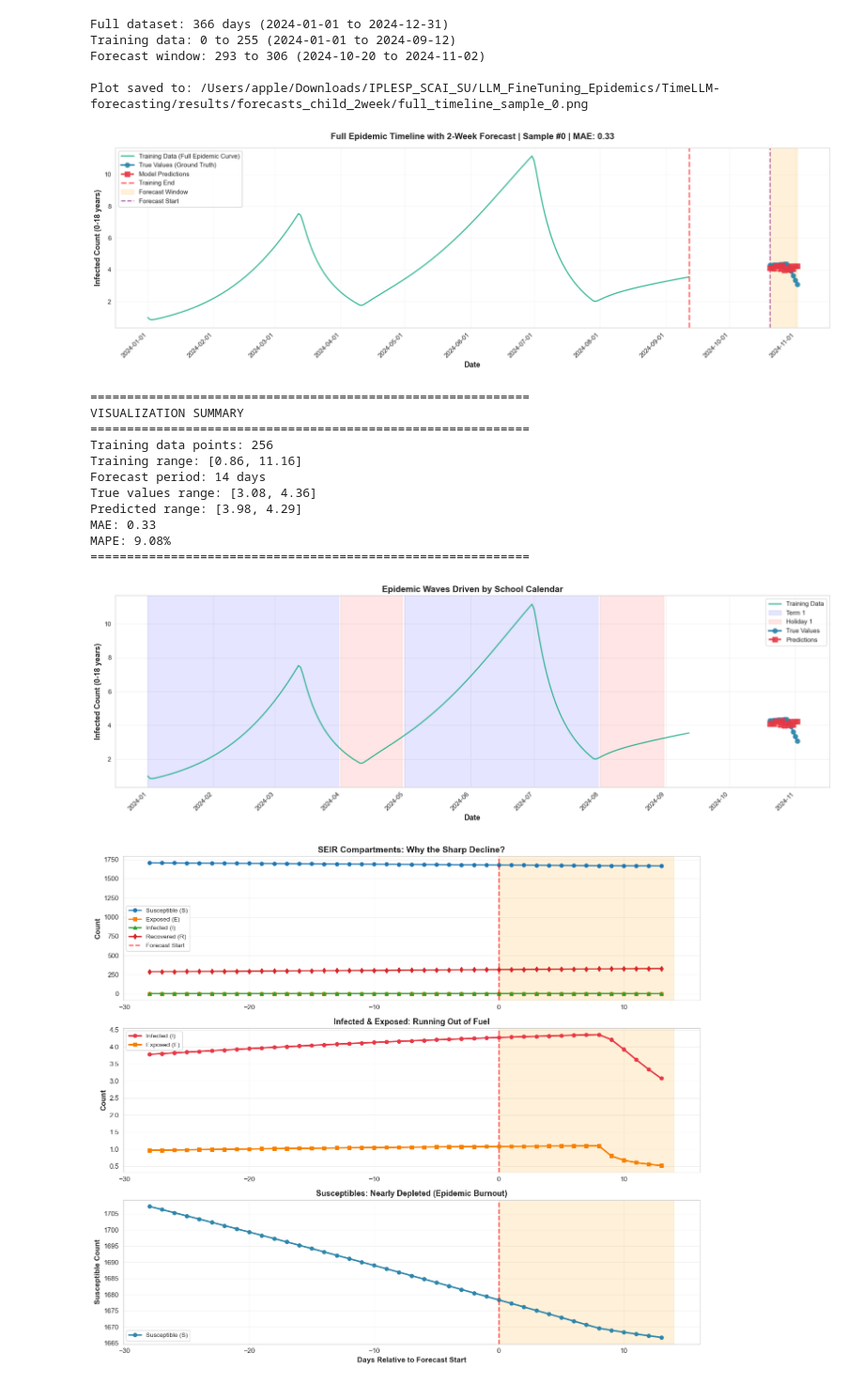
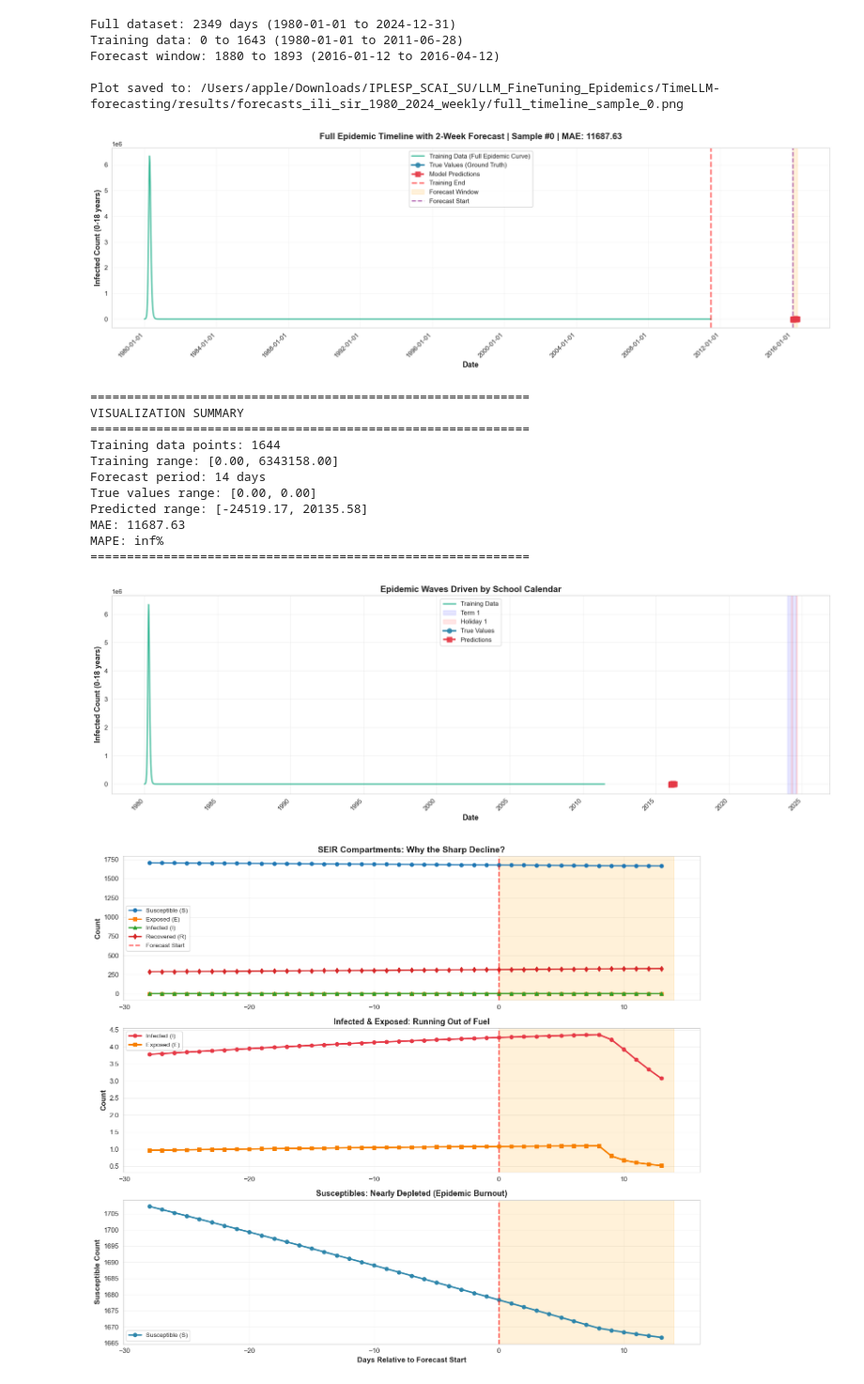
Before and after one commit to suprabhathk/Time-LLM_EV_PL, a Jupyter notebook: visualisation/visualisation.ipynb, the cells around one changed output. Shown at 94% size. Drawn from its saved outputs; the diff is of its cells as text; code cells hidden in the pictures.

```diff
--- a/visualisation/visualisation.ipynb
+++ b/visualisation/visualisation.ipynb
@@ -138,13 +154,13 @@ plt.rcParams['font.size'] = 11
 
 # Set paths
 base_path = '/Users/apple/Downloads/IPLESP_SCAI_SU/LLM_FineTuning_Epidemics/TimeLLM-forecasting/'
-results_path = os.path.join(base_path, 'results', 'forecasts_child_2week')
+results_path = os.path.join(base_path, 'results', 'forecasts_ili_sir_1980_2024_weekly')
 data_path = os.path.join(base_path, 'dataset', 'synthetic', 'h1n1')
 
 # Load data
 preds = np.load(os.path.join(results_path, 'predictions.npy'))
 trues = np.load(os.path.join(results_path, 'true_values.npy'))
-df = pd.read_csv(os.path.join(data_path, 'h1n1_2group_extended.csv'))
+df = pd.read_csv(os.path.join(data_path, 'ili_seasonal_sir_1980_2024_weekly.csv'))
 df['date'] = pd.to_datetime(df['date'])
 
 # Parameters
@@ -169,10 +185,10 @@ print(f"Training data: 0 to {num_train-1} ({df.iloc[0]['date'].date()} to {df.il
 print(f"Forecast window: {forecast_start_idx} to {forecast_end_idx-1} ({df.iloc[forecast_start_idx]['date'].date()} to {df.iloc[forecast_end_idx-1]['date'].date()})")
 
 # Extract data
-training_data = df.iloc[:num_train]['I_0-18'].values
+training_data = df.iloc[:num_train]['I'].values
 training_dates = df.iloc[:num_train]['date'].values
 
-forecast_true = df.iloc[forecast_start_idx:forecast_end_idx]['I_0-18'].values
+forecast_true = df.iloc[forecast_start_idx:forecast_end_idx]['I'].values
 forecast_pred = preds[sample_idx, :, 0]
 forecast_dates = df.iloc[forecast_start_idx:forecast_end_idx]['date'].values
 
@@ -220,48 +236,48 @@ plt.xticks(rotation=45, ha='right')
 # Legend
 ax.legend(loc='best', fontsize=11, framealpha=0.95)
 
 # Grid
 ax.grid(True, alpha=0.3, linestyle='-', linewidth=0.5)
 
 # Tight layout
 plt.tight_layout()
 
 # Save
 output_file = os.path.join(results_path, f'full_timeline_sample_{sample_idx}.png')
 plt.savefig(output_file, dpi=300, bbox_inches='tight')
 print(f"\nPlot saved to: {output_file}")
 
 plt.show()
 
 # Print statistics
 print(f"\n{'='*60}")
 print(f"VISUALIZATION SUMMARY")
 print(f"{'='*60}")
 print(f"Training data points: {len(training_data)}")
 print(f"Training range: [{training_data.min():.2f}, {training_data.max():.2f}]")
 print(f"Forecast period: {len(forecast_true)} days")
 print(f"True values range: [{forecast_true.min():.2f}, {forecast_true.max():.2f}]")
 print(f"Predicted range: [{forecast_pred.min():.2f}, {forecast_pred.max():.2f}]")
 print(f"MAE: {mae:.2f}")
 print(f"MAPE: {np.mean(np.abs((forecast_true - forecast_pred) / forecast_true)) * 100:.2f}%")
 print(f"{'='*60}")
 # %% [output]
-Full dataset: 366 days (2024-01-01 to 2024-12-31)
-Training data: 0 to 255 (2024-01-01 to 2024-09-12)
-Forecast window: 293 to 306 (2024-10-20 to 2024-11-02)
+Full dataset: 2349 days (1980-01-01 to 2024-12-31)
+Training data: 0 to 1643 (1980-01-01 to 2011-06-28)
+Forecast window: 1880 to 1893 (2016-01-12 to 2016-04-12)
 
-Plot saved to: /Users/apple/Downloads/IPLESP_SCAI_SU/LLM_FineTuning_Epidemics/TimeLLM-forecasting/results/forecasts_child_2week/full_timeline_sample_0.png
+Plot saved to: /Users/apple/Downloads/IPLESP_SCAI_SU/LLM_FineTuning_Epidemics/TimeLLM-forecasting/results/forecasts_ili_sir_1980_2024_weekly/full_timeline_sample_0.png
-[figure, old version]
+[figure, new version]
 ============================================================
 VISUALIZATION SUMMARY
 ============================================================
-Training data points: 256
-Training range: [0.86, 11.16]
+Training data points: 1644
+Training range: [0.00, 6343158.00]
 Forecast period: 14 days
-True values range: [3.08, 4.36]
-Predicted range: [3.98, 4.29]
-MAE: 0.33
-MAPE: 9.08%
+True values range: [0.00, 0.00]
+Predicted range: [-24519.17, 20135.58]
+MAE: 11687.63
+MAPE: inf%
 ============================================================
 # %%
 # Annotate the plot with school periods
@@ -305,7 +321,7 @@ plt.xticks(rotation=45, ha='right')
 plt.tight_layout()
 plt.show()
 # %% [output]
-[figure, old version]
+[figure, new version]
 # %%
 import os
 import numpy as np
```
Also changed, not shown: parts of 3 cells of this notebook, 8 other files.
